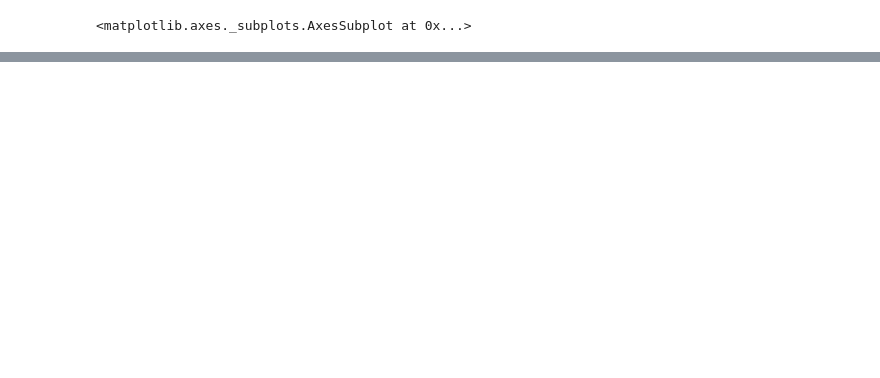
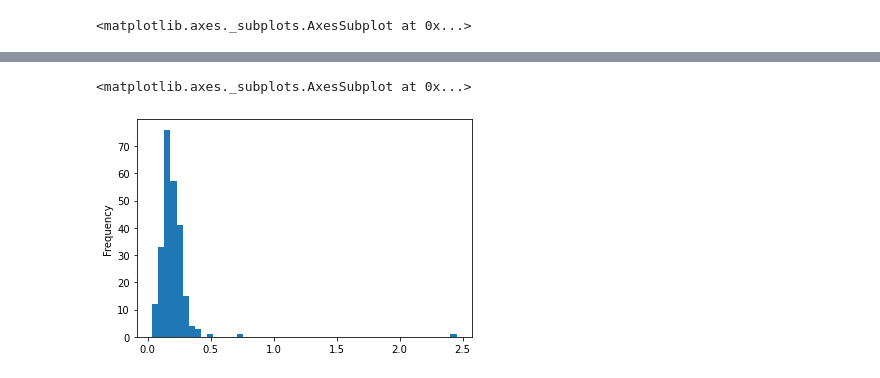
Before and after one commit to flyingdutch20/Python_for_data_analysis, a Jupyter notebook: Chapter_09.ipynb, the cells around one changed output, grey strips where cells are left out. Cells and saved outputs as stored; diff of their text form; code cells hidden in the pictures; blank space fills up the shorter version.

```diff
--- a/Chapter_09.ipynb
+++ b/Chapter_09.ipynb
@@ -210,0 +233,5 @@ party_pcts.plot.bar()
+# %%
+tips['tip_pct'].plot.hist(bins=50)
+# %% [output]
+<matplotlib.axes._subplots.AxesSubplot at 0x...>
+[figure, added]
```
Also changed, not shown: parts of 15 cells of this notebook, 1 other file.
